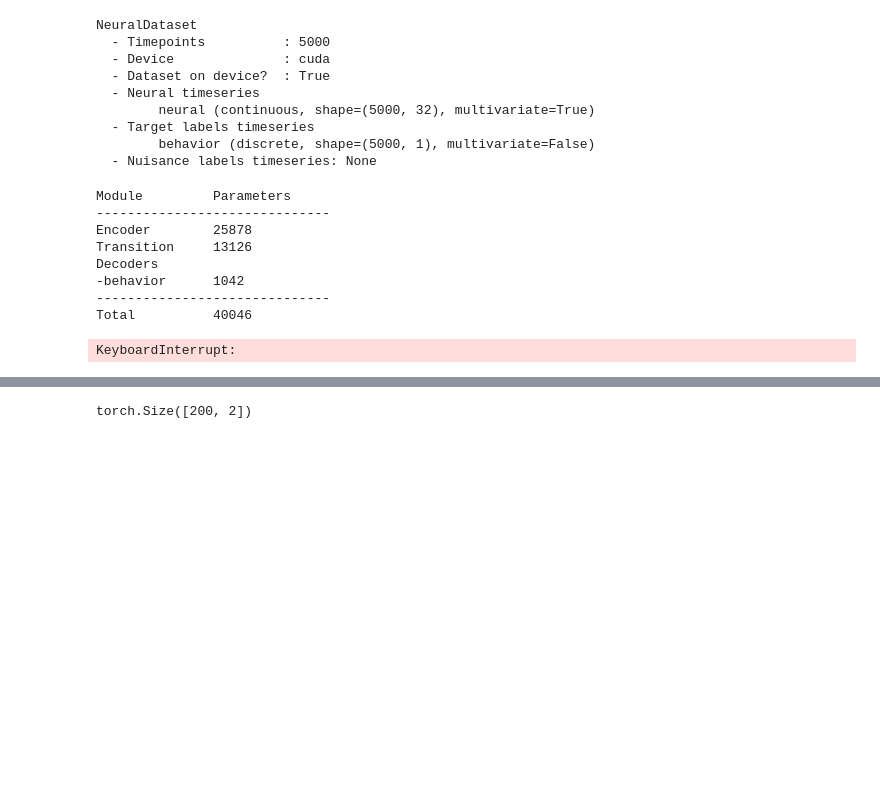
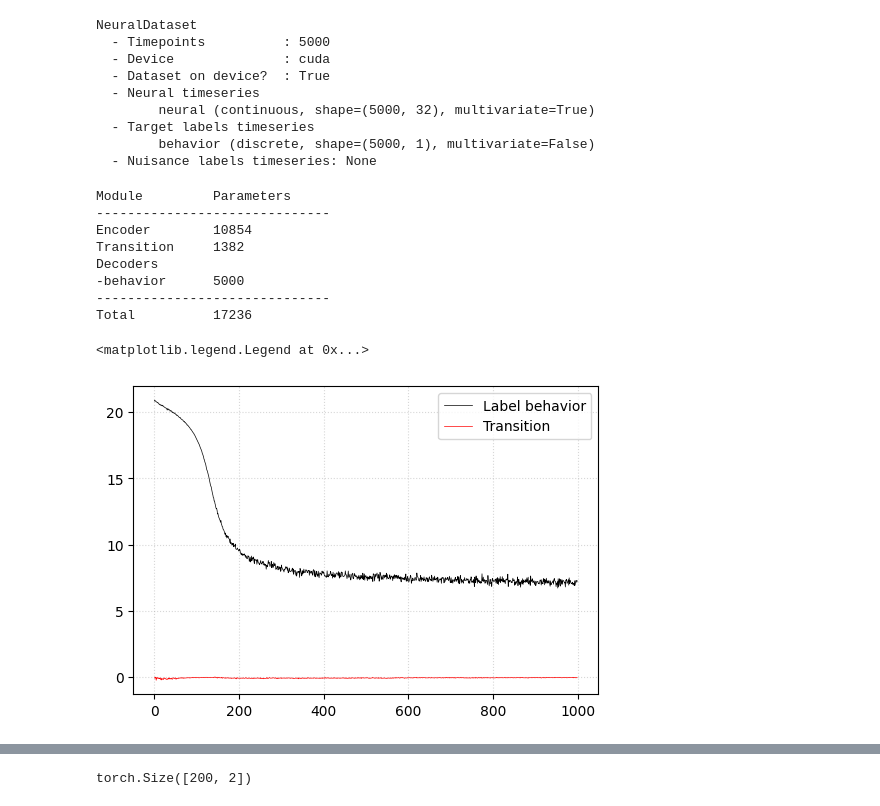
Before and after one commit to DavideNuzzi/VATE-Neural-Encoder, a Jupyter notebook: example_lorenz_iw.ipynb, the cells around one changed output, grey strips where cells are left out. Cells and saved outputs as stored; diff of their text form; code cells hidden in the pictures; blank space fills up the shorter version.

Commit message:
Added all encoder types and refractored everything

```diff
--- a/example_lorenz_iw.ipynb
+++ b/example_lorenz_iw.ipynb
@@ -53,64 +52,67 @@ NeuralDataset
 latent_dim = 3
 num_classes = 2
 
-encoder = RecurrentEncoder(
-    rnn_module=nn.GRU(input_size=32, hidden_size=64, batch_first=True),
+# encoder = FactorizedEncoder(
+#     body_module=nn.Sequential(
+#         nn.LazyLinear(32), nn.GELU(),
+#         nn.LazyLinear(32), nn.GELU(),
+#     ),
+#     gaussian_module=GaussianLayer(output_dim=latent_dim)
+#     )
+
+encoder = AutoregressiveEncoder(
+    recurrent_module=nn.LSTM(input_size=32, hidden_size=32, num_layers=1, batch_first=True, bidirectional=False),
     body_module=nn.Sequential(
-        nn.LazyLinear(64), nn.GELU(),
         nn.LazyLinear(32), nn.GELU(),
-        nn.LazyLinear(16), nn.GELU(),
+        nn.LazyLinear(32), nn.GELU(),
     ),
-    latent_dim=latent_dim,
-    # fixed_logvar=-3
+    gaussian_module=GaussianLayer(output_dim=latent_dim),
+    residual_mode='none'
+    )
+
+
+transition = Transition(
+    body_module=nn.Sequential(
+        nn.LazyLinear(32), nn.GELU(),
+        nn.LazyLinear(32), nn.GELU(),
+    ),
+    gaussian_module=GaussianLayer(output_dim=latent_dim),
+    residual_mode='none'
+    )
+
+
+decoder = RecurrentDiscreteDecoder(
+    recurrent_module=nn.LSTM(input_size=latent_dim, hidden_size=32, num_layers=1, batch_first=True, bidirectional=False),
+    num_classes=8
 )
 
-transition = TransitionModule(
-                base_module=nn.Sequential(
-                    nn.LazyLinear(64), nn.GELU(),
-                    nn.LazyLinear(64), nn.GELU(),
-                    nn.LazyLinear(64), nn.GELU(),
-                ),
-                residual_mode='residual',
-                latent_dim=latent_dim,
-                # fixed_logvar=-3
-)
+decoders = {'behavior': decoder}
 
-decoder_behavior = RecurrentDecoder(
-    rnn_module=nn.GRU(input_size=latent_dim, hidden_size=16, batch_first=True),
-    decoder_module=nn.LazyLinear(num_classes)
-)
-
-decoders = {'behavior': decoder_behavior}
-loss_fn_decoders = {'behavior': nn.CrossEntropyLoss()}
-
-model = VATE(encoder,
-             transition,
-             decoders, loss_fn_decoders,
-            ).to(device)
-
+model = VATE(encoder, transition, decoders).to(device)
 model.summary(input_features=32)
 # %% [output]
 Module         Parameters
 ------------------------------
-Encoder        25878
-Transition     13126
+Encoder        10854
+Transition     1382
 Decoders
--behavior      1042
+-behavior      5000
 ------------------------------
-Total          40046
+Total          17236
 # %%
 # Training
 optimizer = Adam(model.parameters(), lr=3e-4)
-losses_history = model.fit(dataset, iterations=5000, batch_size=256, window_len=50, num_particles=3, optimizer=optimizer)
+losses_history = model.fit(dataset, iterations=1000, batch_size=256, window_len=50, num_particles=5, optimizer=optimizer)
 
 # Training plots
 plt.figure(figsize=(6,4))
 plt.plot(losses_history['loss_targets_behavior'], label='Label behavior', linewidth=0.5, color='k')
 plt.plot(losses_history['loss_transition'], label='Transition', linewidth=0.5, color='r')
 plt.grid(True, linestyle=':', alpha=0.5)
 plt.legend()
 # %% [output]
-KeyboardInterrupt:
+<matplotlib.legend.Legend at 0x...>
+[figure, added]
 # %%
 # Model summary plot
 training_summary_plot_iw(model, dataset, losses_history, label_to_show='behavior',
```
Also changed, not shown: parts of 4 cells of this notebook, 6 other files.
